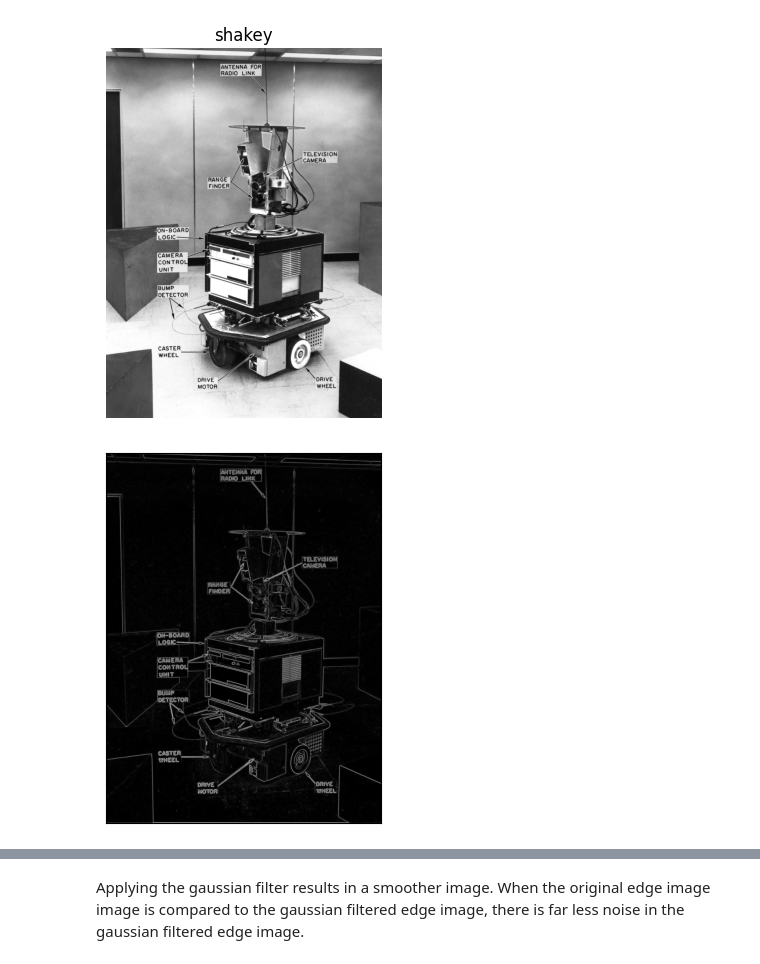
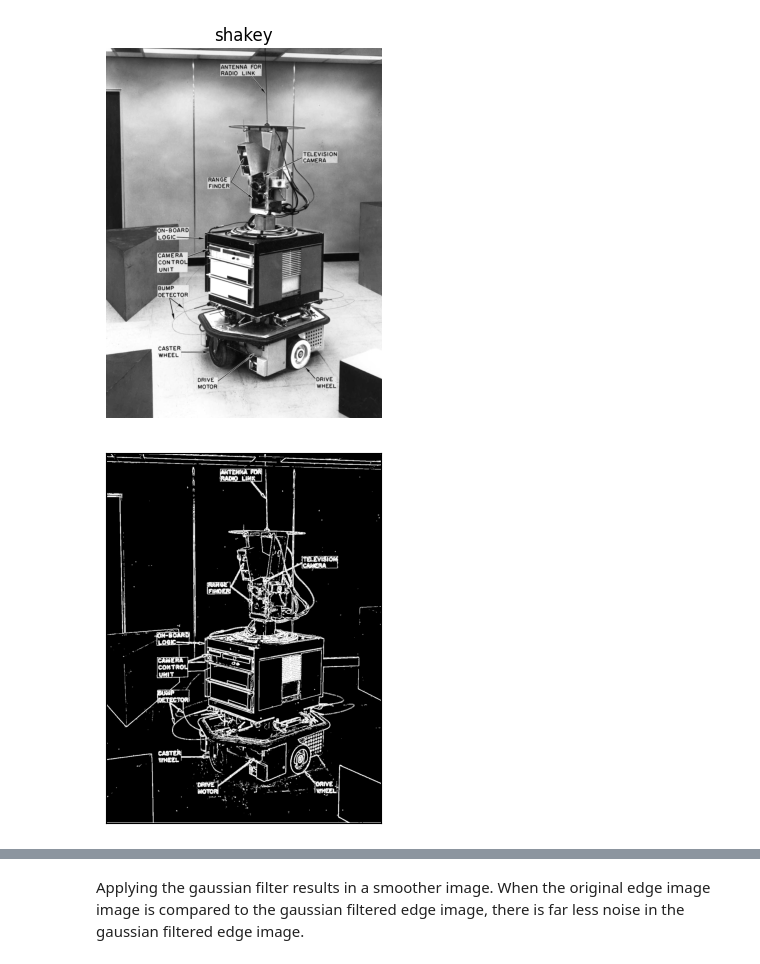
Before and after one commit to variable-21/ComputerVisionLabs, a Jupyter notebook: lab2.ipynb, the cells around one changed output, grey strips where cells are left out. Saved outputs shown, nothing was run; the diff lists cells and outputs as text; code cells hidden in the pictures.

```diff
--- a/lab2.ipynb
+++ b/lab2.ipynb
@@ -51,10 +58,11 @@ plt.show()
 # %% [output]
 [figure]
 # %%
+#directly applying sobel without smoothing using Gaussian
 shakey_sobel_x = scipy.signal.convolve2d(shakey, sobel_x)
 shakey_sobel_y = scipy.signal.convolve2d(shakey, sobel_y)
 m_sobel = magnitude(shakey_sobel_x,shakey_sobel_y)
-show_binary_image(m_sobel)
+show_binary_image(m_sobel>100)
 # %% [output]
-[figure, old version]
+[figure, new version]
 # %%
```
Also changed, not shown: parts of 14 cells of this notebook.
